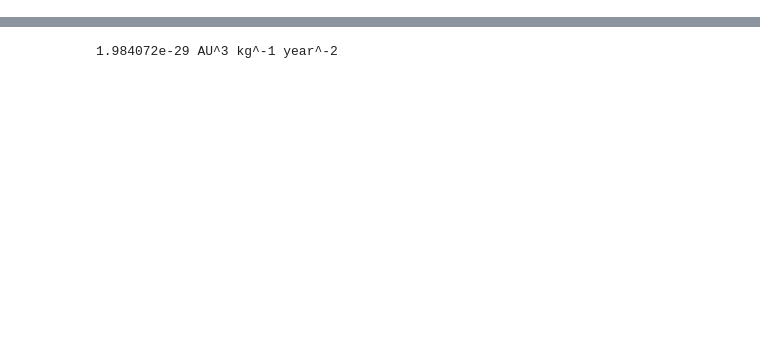
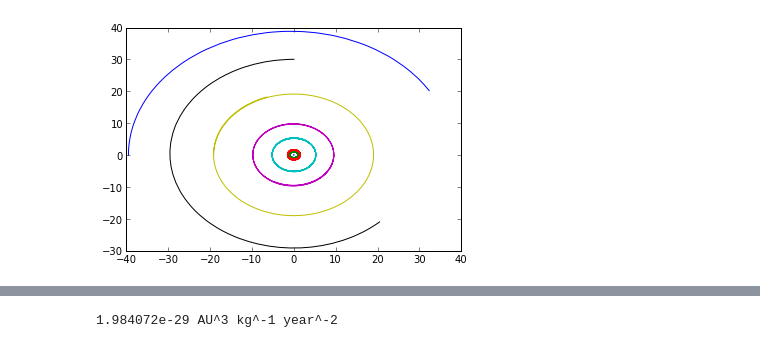
Before and after one commit to wholmen/FYS3150-Project-3, a Jupyter notebook: build-SolarSystem-Desktop-Debug/FYS3150 - Project 3.ipynb, the cells around one changed output, grey strips where cells are left out. Cells and saved outputs as stored; diff of their text form; code cells hidden in the pictures; blank space fills up the shorter version.

```diff
--- a/build-SolarSystem-Desktop-Debug/FYS3150 - Project 3.ipynb
+++ b/build-SolarSystem-Desktop-Debug/FYS3150 - Project 3.ipynb
@@ -19,0 +26,12 @@ show()
+# %%
+plot(x0,y0,'-')
+plot(x3,y3,'-')
+plot(x4,y4,'-')
+plot(x5,y5,'-')
+plot(x6,y6,'-')
+plot(x7,y7,'-')
+plot(x8,y8,'-')
+plot(x9,y9,'-')
+show()
+# %% [output]
+[figure, added]
```
Also changed, not shown: parts of 7 cells of this notebook, 28 other files.
